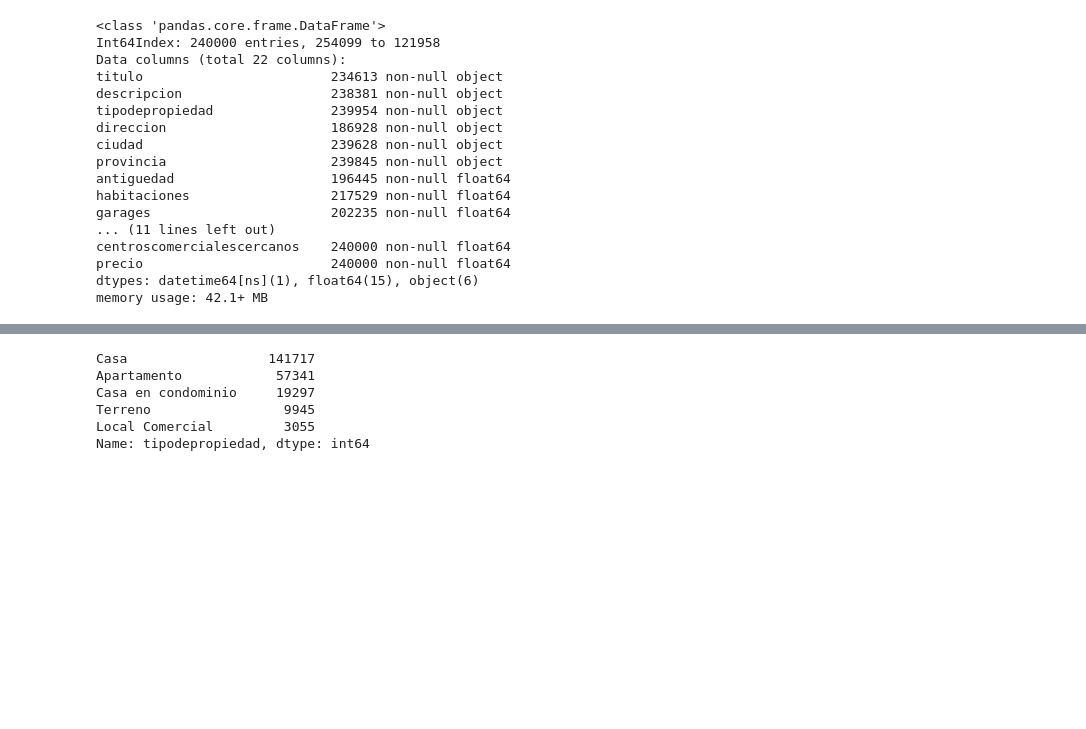
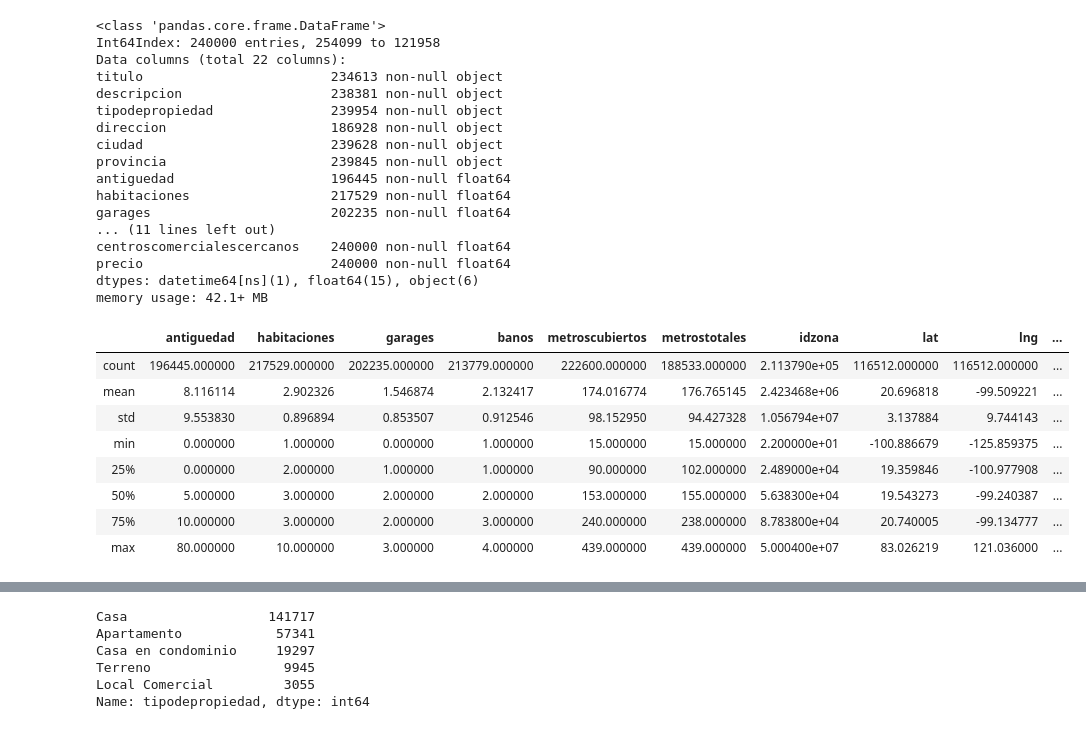
Before and after one commit to camilaserra5/7506-organizacion-de-datos, a Jupyter notebook: general.ipynb, the cells around one changed output, grey strips where cells are left out. Cells and saved outputs as stored; diff of their text form; code cells hidden in the pictures; blank space fills up the shorter version.

```diff
--- a/general.ipynb
+++ b/general.ipynb
@@ -55,3 +55,15 @@ centroscomercialescercanos    240000 non-null float64
 precio                        240000 non-null float64
 dtypes: datetime64[ns](1), float64(15), object(6)
 memory usage: 42.1+ MB
+# %%
+df.describe()
+# %% [output]
+|  | antiguedad | habitaciones | garages | banos | metroscubiertos | metrostotales | idzona | lat | lng | ... |
+| count | 196445.000000 | 217529.000000 | 202235.000000 | 213779.000000 | 222600.000000 | 188533.000000 | 2.113790e+05 | 116512.000000 | 116512.000000 | ... |
+| mean | 8.116114 | 2.902326 | 1.546874 | 2.132417 | 174.016774 | 176.765145 | 2.423468e+06 | 20.696818 | -99.509221 | ... |
+| std | 9.553830 | 0.896894 | 0.853507 | 0.912546 | 98.152950 | 94.427328 | 1.056794e+07 | 3.137884 | 9.744143 | ... |
+| min | 0.000000 | 1.000000 | 0.000000 | 1.000000 | 15.000000 | 15.000000 | 2.200000e+01 | -100.886679 | -125.859375 | ... |
+| 25% | 0.000000 | 2.000000 | 1.000000 | 1.000000 | 90.000000 | 102.000000 | 2.489000e+04 | 19.359846 | -100.977908 | ... |
+| 50% | 5.000000 | 3.000000 | 2.000000 | 2.000000 | 153.000000 | 155.000000 | 5.638300e+04 | 19.543273 | -99.240387 | ... |
+| 75% | 10.000000 | 3.000000 | 2.000000 | 3.000000 | 240.000000 | 238.000000 | 8.783800e+04 | 20.740005 | -99.134777 | ... |
+| max | 80.000000 | 10.000000 | 3.000000 | 4.000000 | 439.000000 | 439.000000 | 5.000400e+07 | 83.026219 | 121.036000 | ... |
```
Also changed, not shown: parts of 4 cells of this notebook.
